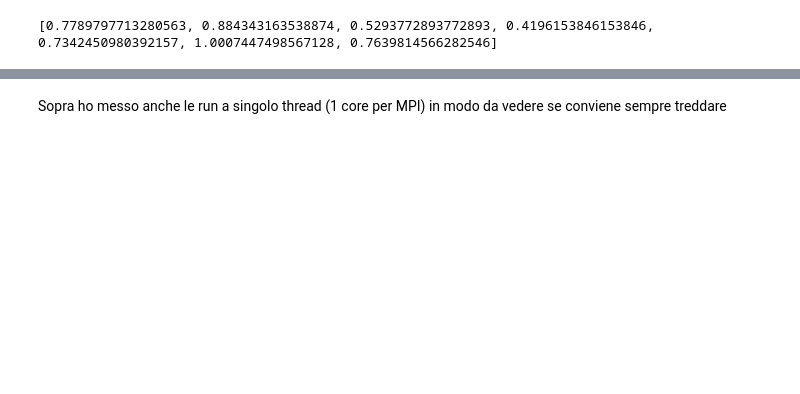
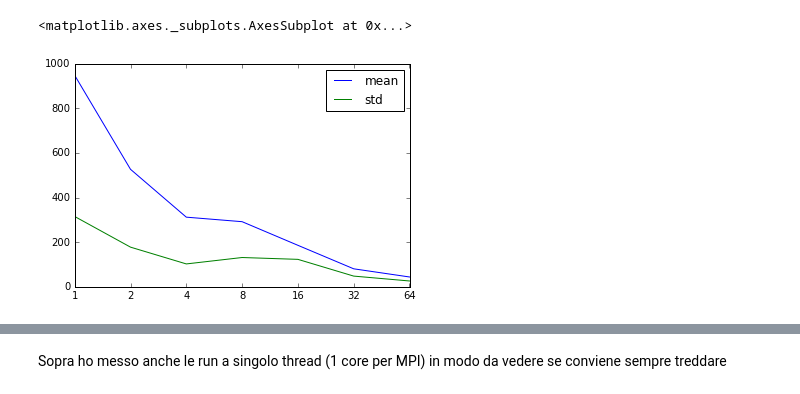
Before and after one commit to gioruffa/qetools, a Jupyter notebook: plotter.ipynb, the cells around one changed output, grey strips where cells are left out. Cells and saved outputs as stored; diff of their text form; code cells hidden in the pictures; blank space fills up the shorter version.

Commit message:
added iteration df

```diff
--- a/plotter.ipynb
+++ b/plotter.ipynb
@@ -158,35 +161,40 @@ tioSgi.addRun(tio64)
 #tioSgi.plotHeaderAttribute(attributeName='initCpuTime',orderBy='totCores')
 #tioSgi.plotFunction(functions=['PWSCF'])
 #tio1.plotIterationStats(fig=plt.figure(figsize=(15,10)))
 #tioSgi.plotIterationStats()
 
 len(tio1.header['iterations'])
 
 
 runLengths = map(lambda x : len(x.header['iterations']) , tioSgi.runs )
 min_iters = min(map(lambda x : len(x.header['iterations']) , tioSgi.runs ))
 last_iter = map(lambda x : x.header['iterations'][min_iters -1], tioSgi.runs)
 totCores = map(lambda x : x.header['totCores'], tioSgi.runs)
 
 
 cpuTimes = [x['endCpuTime'] for x in last_iter]
 
 toPlot = [cpuTimes[0]/(x * 1.) for x in cpuTimes]
 
 
 
 #plt.plot(totCores,toPlot)
 #realTime = float(tio32.df[tio1.df.name == 'PWSCF']['cpuTime'])
 #lastIterTime = 1000.* tio32.header['iterations'][min_iters - 1 ]['endCpuTime']
 #ratio = (1. * lastIterTime / realTime)
 #(realTime,lastIterTime,ratio)
 
-print tioSgi.getRescaleRatios()
+#print tioSgi.getRescaleRatios()
 
 
 tioSgiRescaled = tioSgi.rescale()
+
+tioSgi.getIterationDF()[['mean','std']].plot()
+
+#tioSgi.plotIterationStats()
 # %% [output]
-[0.7789797713280563, 0.884343163538874, 0.5293772893772893, 0.4196153846153846, 0.7342450980392157, 1.0007447498567128, 0.7639814566282546]
+<matplotlib.axes._subplots.AxesSubplot at 0x...>
+[figure, added]
 # %%
 #
 # CINECA TIOH2
```
Also changed, not shown: parts of 12 cells of this notebook, 2 other files.
